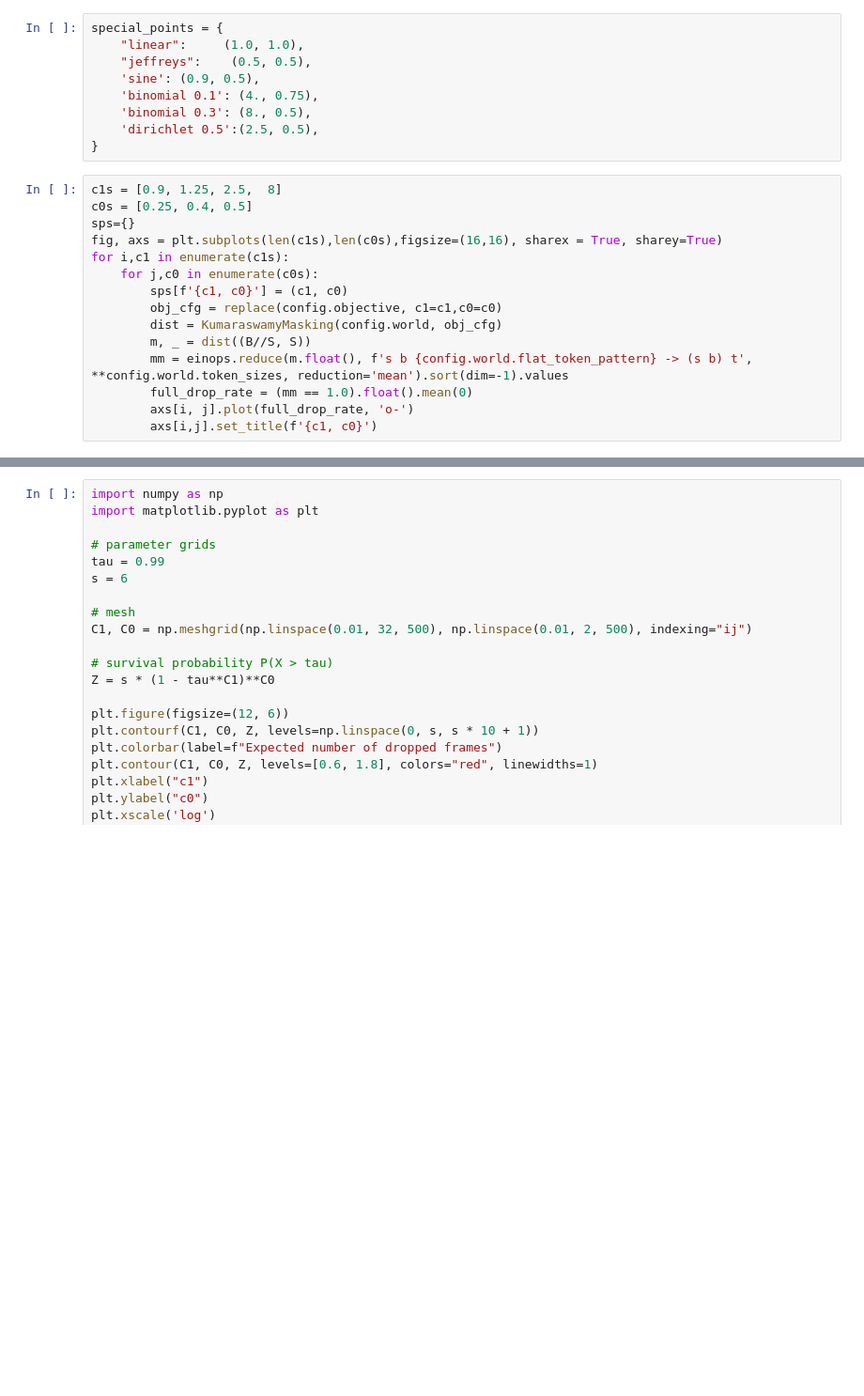
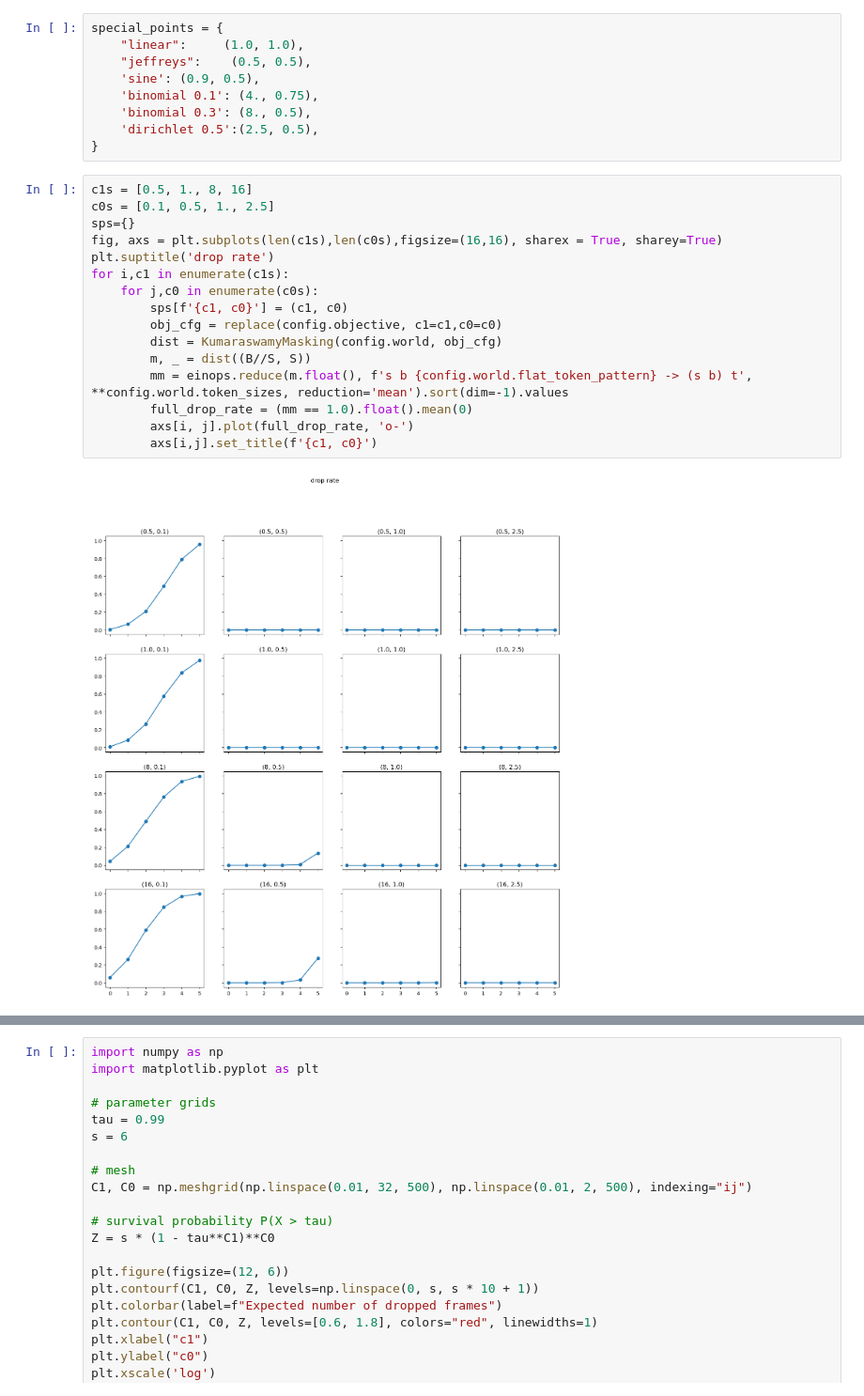
Before and after one commit to jthuemmel/thesis, a Jupyter notebook: test.ipynb, the cells around one changed output, grey strips where cells are left out. Shown at 94% size. Cells and saved outputs as stored; diff of their text form; blank space fills up the shorter version.

```diff
--- a/test.ipynb
+++ b/test.ipynb
@@ -195,20 +191,23 @@ special_points = {
     'dirichlet 0.5':(2.5, 0.5),
 }
 # %%
-c1s = [0.9, 1.25, 2.5,  8]
-c0s = [0.25, 0.4, 0.5]
+c1s = [0.5, 1., 8, 16]
+c0s = [0.1, 0.5, 1., 2.5]
 sps={}
 fig, axs = plt.subplots(len(c1s),len(c0s),figsize=(16,16), sharex = True, sharey=True)
+plt.suptitle('drop rate')
 for i,c1 in enumerate(c1s):
     for j,c0 in enumerate(c0s):
         sps[f'{c1, c0}'] = (c1, c0)
         obj_cfg = replace(config.objective, c1=c1,c0=c0)
         dist = KumaraswamyMasking(config.world, obj_cfg)
         m, _ = dist((B//S, S))
         mm = einops.reduce(m.float(), f's b {config.world.flat_token_pattern} -> (s b) t', **config.world.token_sizes, reduction='mean').sort(dim=-1).values
         full_drop_rate = (mm == 1.0).float().mean(0)
         axs[i, j].plot(full_drop_rate, 'o-')
         axs[i,j].set_title(f'{c1, c0}')
+# %% [output]
+[figure, added]
 # %%
 c1s = [1., 1.25, 2., 2.5,4]
 c0s = [0.25, 0.5, 0.75, 1.]
```
Also changed, not shown: parts of 12 cells of this notebook.
